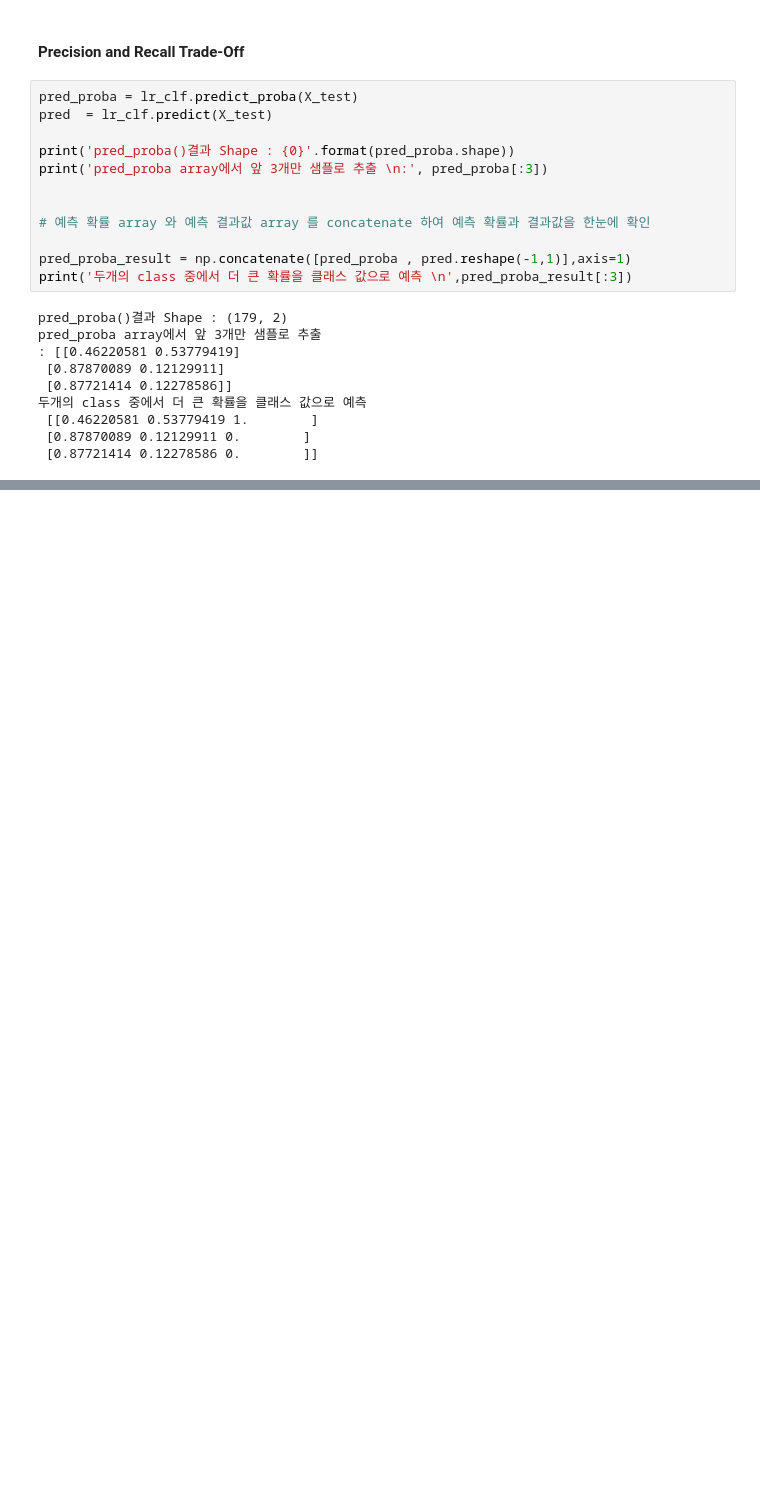
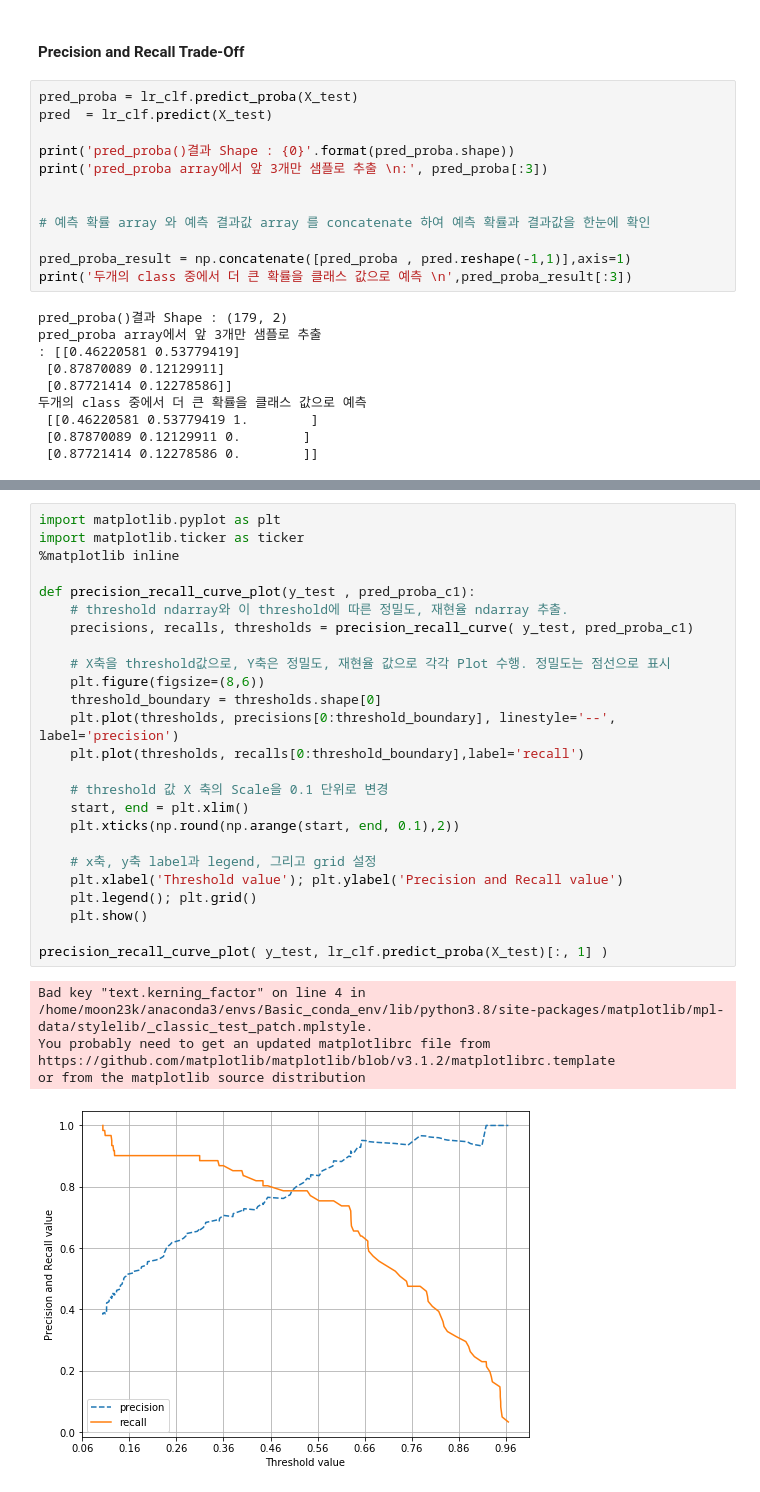
Before and after one commit to moon23k/ML_Practices, a Jupyter notebook: ML_Perfect_Guide/ch_03/Accuracy.ipynb, the cells around one changed output, grey strips where cells are left out. Saved outputs shown, nothing was run; the diff lists cells and outputs as text; blank space fills up the shorter version.

```diff
--- a/ML_Perfect_Guide/ch_03/Accuracy.ipynb
+++ b/ML_Perfect_Guide/ch_03/Accuracy.ipynb
@@ -228,0 +346,32 @@ pred_proba array에서 앞 3개만 샘플로 추출
+# %%
+import matplotlib.pyplot as plt
+import matplotlib.ticker as ticker
+%matplotlib inline
+
+def precision_recall_curve_plot(y_test , pred_proba_c1):
+    # threshold ndarray와 이 threshold에 따른 정밀도, 재현율 ndarray 추출.
+    precisions, recalls, thresholds = precision_recall_curve( y_test, pred_proba_c1)
+
+    # X축을 threshold값으로, Y축은 정밀도, 재현율 값으로 각각 Plot 수행. 정밀도는 점선으로 표시
+    plt.figure(figsize=(8,6))
+    threshold_boundary = thresholds.shape[0]
+    plt.plot(thresholds, precisions[0:threshold_boundary], linestyle='--', label='precision')
+    plt.plot(thresholds, recalls[0:threshold_boundary],label='recall')
+
+    # threshold 값 X 축의 Scale을 0.1 단위로 변경
+    start, end = plt.xlim()
+    plt.xticks(np.round(np.arange(start, end, 0.1),2))
+
+    # x축, y축 label과 legend, 그리고 grid 설정
+    plt.xlabel('Threshold value'); plt.ylabel('Precision and Recall value')
+    plt.legend(); plt.grid()
+    plt.show()
+
+precision_recall_curve_plot( y_test, lr_clf.predict_proba(X_test)[:, 1] )
+# %% [output]
+Bad key "text.kerning_factor" on line 4 in
+/home/moon23k/anaconda3/envs/Basic_conda_env/lib/python3.8/site-packages/matplotlib/mpl-data/stylelib/_classic_test_patch.mplstyle.
+You probably need to get an updated matplotlibrc file from
+https://github.com/matplotlib/matplotlib/blob/v3.1.2/matplotlibrc.template
+or from the matplotlib source distribution
+[figure, added]
```
Also changed, not shown: parts of 15 cells of this notebook, 2 other files.
